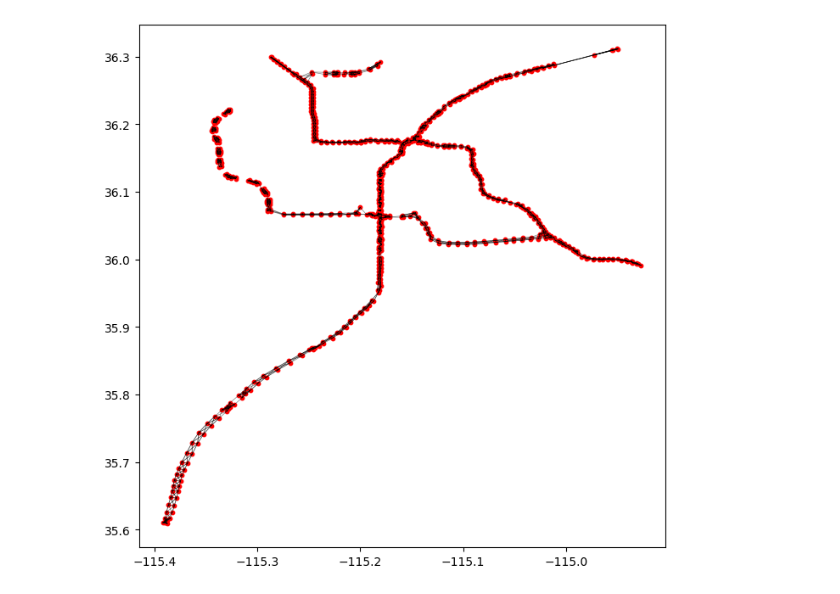
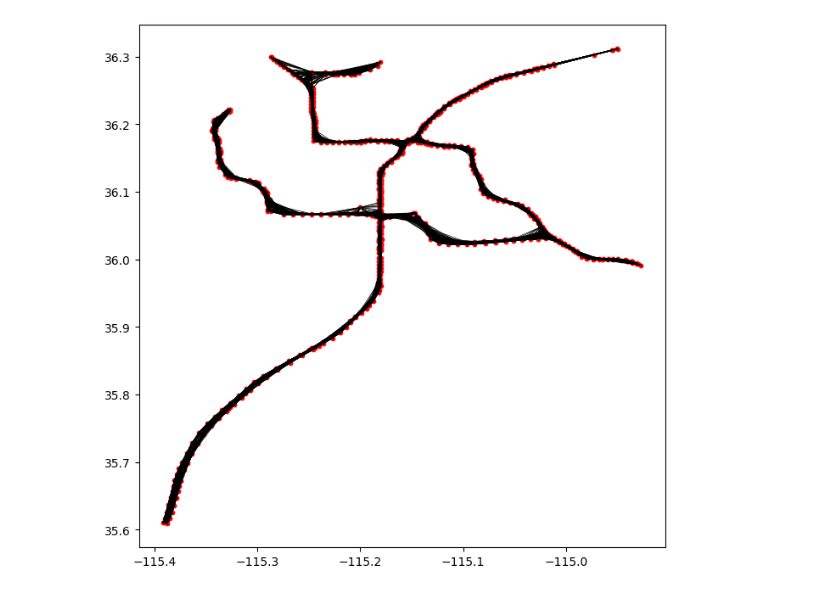
Before and after one commit to tarekbzahid/I15-graph, a Jupyter notebook: graph_maker_lv_I15.ipynb, the cells around one changed output. Saved outputs shown, nothing was run; the diff lists cells and outputs as text; code cells hidden in the pictures.

```diff
--- a/graph_maker_lv_I15.ipynb
+++ b/graph_maker_lv_I15.ipynb
@@ -4,14 +4,14 @@
 # removed duplicated node locations
 
 import pandas as pd
-from geopy.distance import great_circle
+from geopy.distance import distance
 import numpy as np
 import matplotlib.pyplot as plt
 from scipy.spatial import distance_matrix
 from heapq import nsmallest
 
 # Define the number of nodes to create connections for
-num_connections = 10
+num_connections = 20
 
 ignore_list = [(36.068619, -115.211891),(35.759998,-115.760002),(35.650002,-115.650002), (41.2345, -112.6789), (42.3456, -113.7890)]
 
@@ -43,11 +43,5 @@ for i in range(len(locations)):
     closest = nsmallest(num_connections+1, range(len(dist_matrix[i])), key=lambda x: dist_matrix[i][x])
     closest.remove(i)
     for j in closest:
-        graph[i].append(j)
-
-plt.figure(figsize=(8, 8))
-for i in range(len(locations)):
-    for j in graph[i]:
-        plt.plot([locations[i][1], locations[j][1]], [locations[i][0], locations[j][0]], 'k-', linewidth=0.5)
-plt.scatter(locations[:,1], locations[:,0], s=10, c='r')
-plt.show()
+        distance_km = distance(locations[i], locations[j]).kilometers
+        graph[i].append((j, distance_km))
@@ -97,13 +48,13 @@ for i in range(len(locations)):
 # %%
-# Plot the graph
+# Plot the graph with the set amount of edges
 plt.figure(figsize=(8, 8))
 for i in range(len(locations)):
-    for j, d in graph[i]:
-        plt.plot([locations[i][1], locations[j][1]], [locations[i][0], locations[j][0]], 'k-', linewidth=0.5, alpha=0.5)
+    for j, distance in graph[i]:
+        plt.plot([locations[i][1], locations[j][1]], [locations[i][0], locations[j][0]], 'k-', linewidth=0.5)
 plt.scatter(locations[:,1], locations[:,0], s=10, c='r')
 plt.show()
 # %% [output]
-[figure, old version]
+[figure, new version]
 # %%
 # Print the adjacency list
 for node in graph:
```
Also changed, not shown: parts of 2 cells of this notebook, 1 other file.
